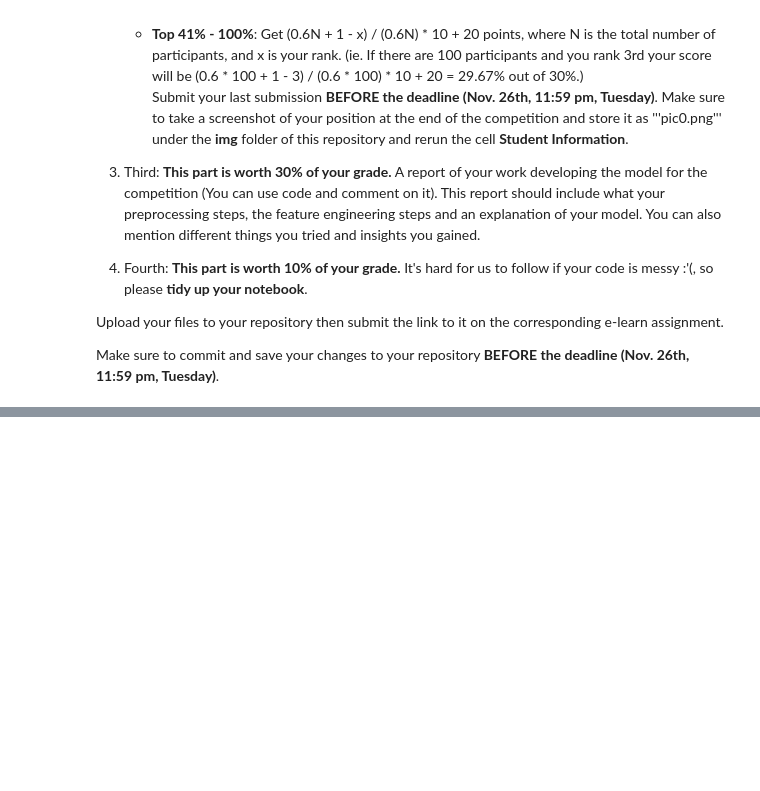
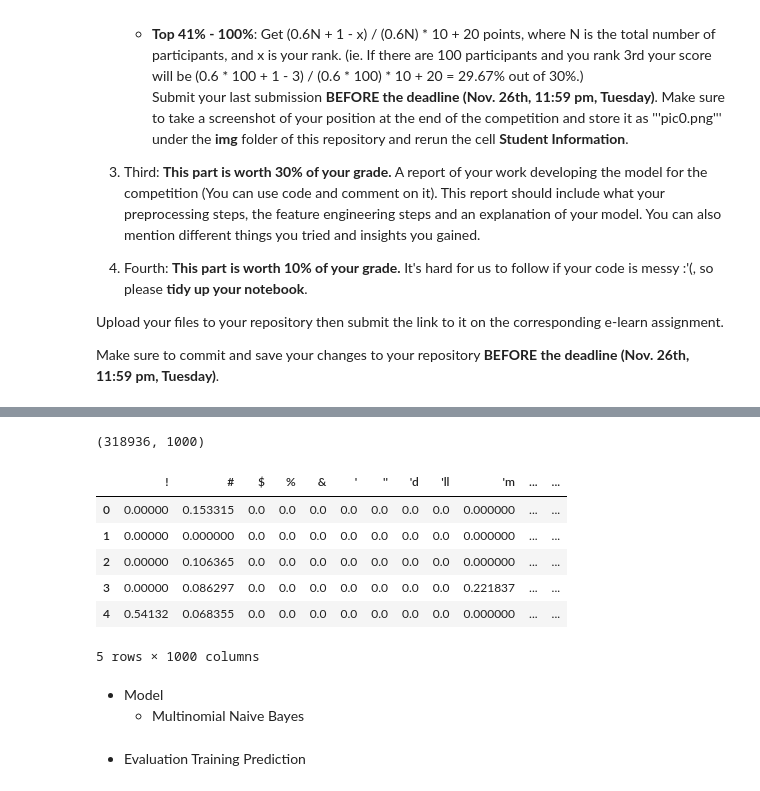
Before and after one commit to BORYA-dev/DM2024-Lab2-Homework, a Jupyter notebook: DM2024-Lab2-Homework.ipynb, the cells around one changed output, grey strips where cells are left out. Cells and saved outputs as stored; diff of their text form; code cells hidden in the pictures; blank space fills up the shorter version.

```diff
--- a/DM2024-Lab2-Homework.ipynb
+++ b/DM2024-Lab2-Homework.ipynb
@@ -50,0 +469,19 @@ with open(file_path, 'r', encoding='utf-8') as file:
+# %%
+TF_IDF_vectorizer =  TfidfVectorizer(max_features=1000, tokenizer=nltk.word_tokenize)
+output_vectorizer = TF_IDF_vectorizer.fit_transform(X_resampled['text'])
+
+## check dimension
+output_vectorizer.shape
+# %% [output]
+(318936, 1000)
+# %%
+train_TFIDF = pd.DataFrame(output_vectorizer.toarray(), columns = TF_IDF_vectorizer.get_feature_names_out())
+train_TFIDF.head(5)
+# %% [output]
+|  | ! | # | $ | % | & | ' | '' | 'd | 'll | 'm | ... | ... |
+| 0 | 0.00000 | 0.153315 | 0.0 | 0.0 | 0.0 | 0.0 | 0.0 | 0.0 | 0.0 | 0.000000 | ... | ... |
+| 1 | 0.00000 | 0.000000 | 0.0 | 0.0 | 0.0 | 0.0 | 0.0 | 0.0 | 0.0 | 0.000000 | ... | ... |
+| 2 | 0.00000 | 0.106365 | 0.0 | 0.0 | 0.0 | 0.0 | 0.0 | 0.0 | 0.0 | 0.000000 | ... | ... |
+| 3 | 0.00000 | 0.086297 | 0.0 | 0.0 | 0.0 | 0.0 | 0.0 | 0.0 | 0.0 | 0.221837 | ... | ... |
+| 4 | 0.54132 | 0.068355 | 0.0 | 0.0 | 0.0 | 0.0 | 0.0 | 0.0 | 0.0 | 0.000000 | ... | ... |
+5 rows × 1000 columns
@@ -50,0 +491,3 @@ with open(file_path, 'r', encoding='utf-8') as file:
+# %% [markdown]
+- Model
+  - Multinomial Naive Bayes
@@ -50,0 +504,2 @@ with open(file_path, 'r', encoding='utf-8') as file:
+# %% [markdown]
+- Evaluation Training Prediction
```
Also changed, not shown: parts of 54 cells of this notebook.
